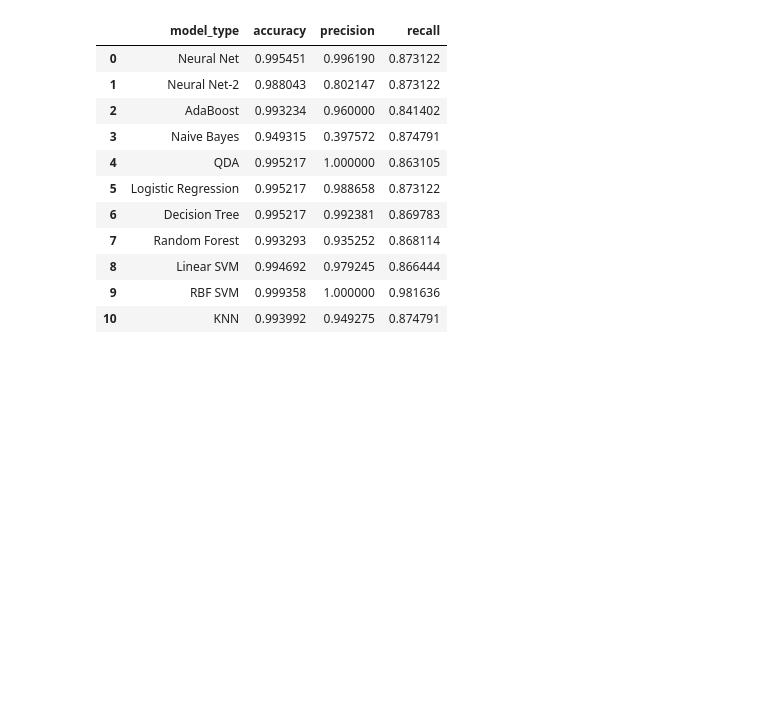
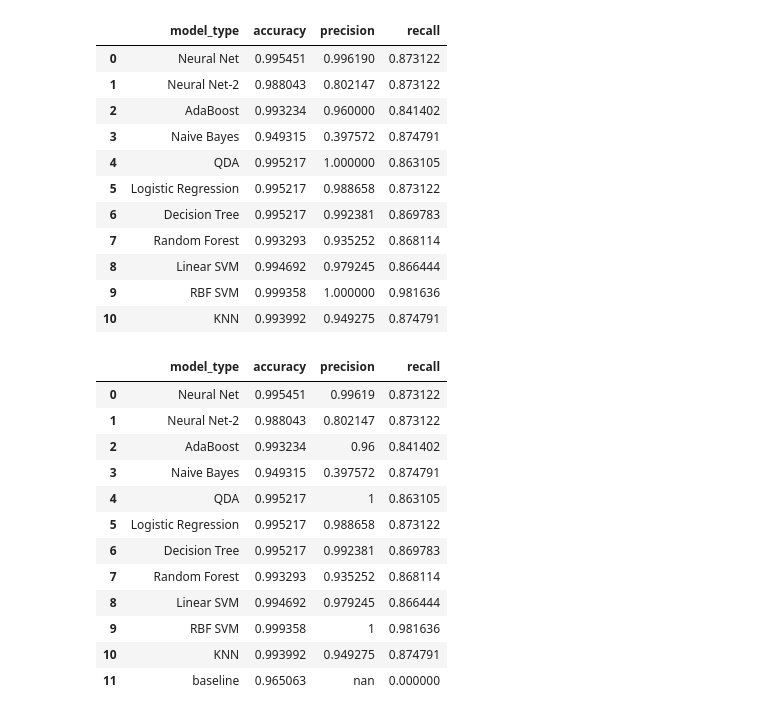
Before and after one commit to Yongliang-Shi/Mechanism-of-Action-Prediction, a Jupyter notebook: model_moa.ipynb, the cells around one changed output. Cells and saved outputs as stored; diff of their text form; code cells hidden in the pictures; blank space fills up the shorter version.

Commit message:
add baseline metrics to the final evaluation table

```diff
--- a/model_moa.ipynb
+++ b/model_moa.ipynb
@@ -944,3 +944,37 @@ eval_final
 | 8 | Linear SVM | 0.994692 | 0.979245 | 0.866444 |
 | 9 | RBF SVM | 0.999358 | 1.000000 | 0.981636 |
 | 10 | KNN | 0.993992 | 0.949275 | 0.874791 |
+# %%
+# Add baseline to the final eval
+# Compute the y_pred for baseline
+
+y_pred_b = [0]*y_train.shape[0]
+
+# Compute the metrics for baseline
+d = model.estimator_report('baseline', 'train', y_train, y_pred_b)
+
+# Drop key data type
+d = {'model_type': 'baseline',
+     'accuracy': 0.9650627004957714,
+     'precision': 'nan',
+     'recall': 0.0}
+
+# Append d to eval_final
+eval_final = eval_final.append(d, ignore_index=True)
+
+# Print eval_final
+eval_final
+# %% [output]
+|  | model_type | accuracy | precision | recall |
+| 0 | Neural Net | 0.995451 | 0.99619 | 0.873122 |
+| 1 | Neural Net-2 | 0.988043 | 0.802147 | 0.873122 |
+| 2 | AdaBoost | 0.993234 | 0.96 | 0.841402 |
+| 3 | Naive Bayes | 0.949315 | 0.397572 | 0.874791 |
+| 4 | QDA | 0.995217 | 1 | 0.863105 |
+| 5 | Logistic Regression | 0.995217 | 0.988658 | 0.873122 |
+| 6 | Decision Tree | 0.995217 | 0.992381 | 0.869783 |
+| 7 | Random Forest | 0.993293 | 0.935252 | 0.868114 |
+| 8 | Linear SVM | 0.994692 | 0.979245 | 0.866444 |
+| 9 | RBF SVM | 0.999358 | 1 | 0.981636 |
+| 10 | KNN | 0.993992 | 0.949275 | 0.874791 |
+| 11 | baseline | 0.965063 | nan | 0.000000 |
```
Also changed, not shown: parts of 1 cell of this notebook.
